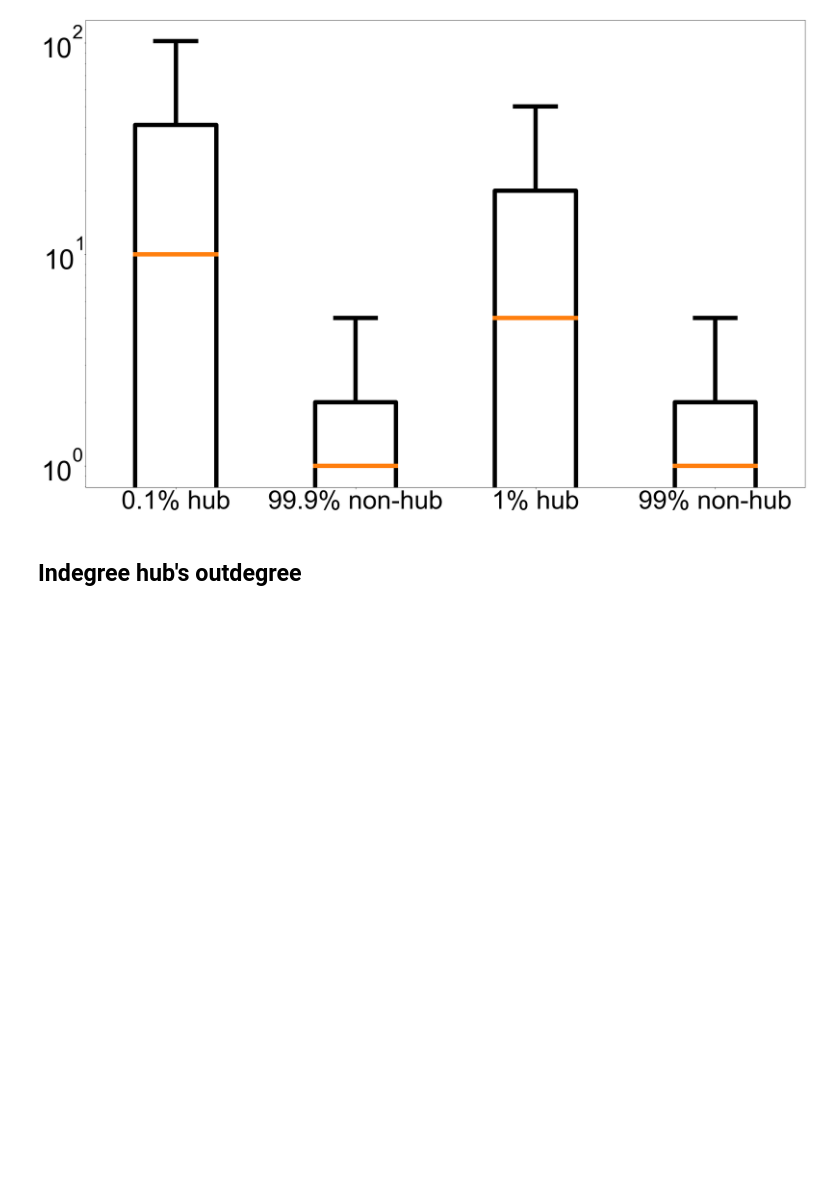
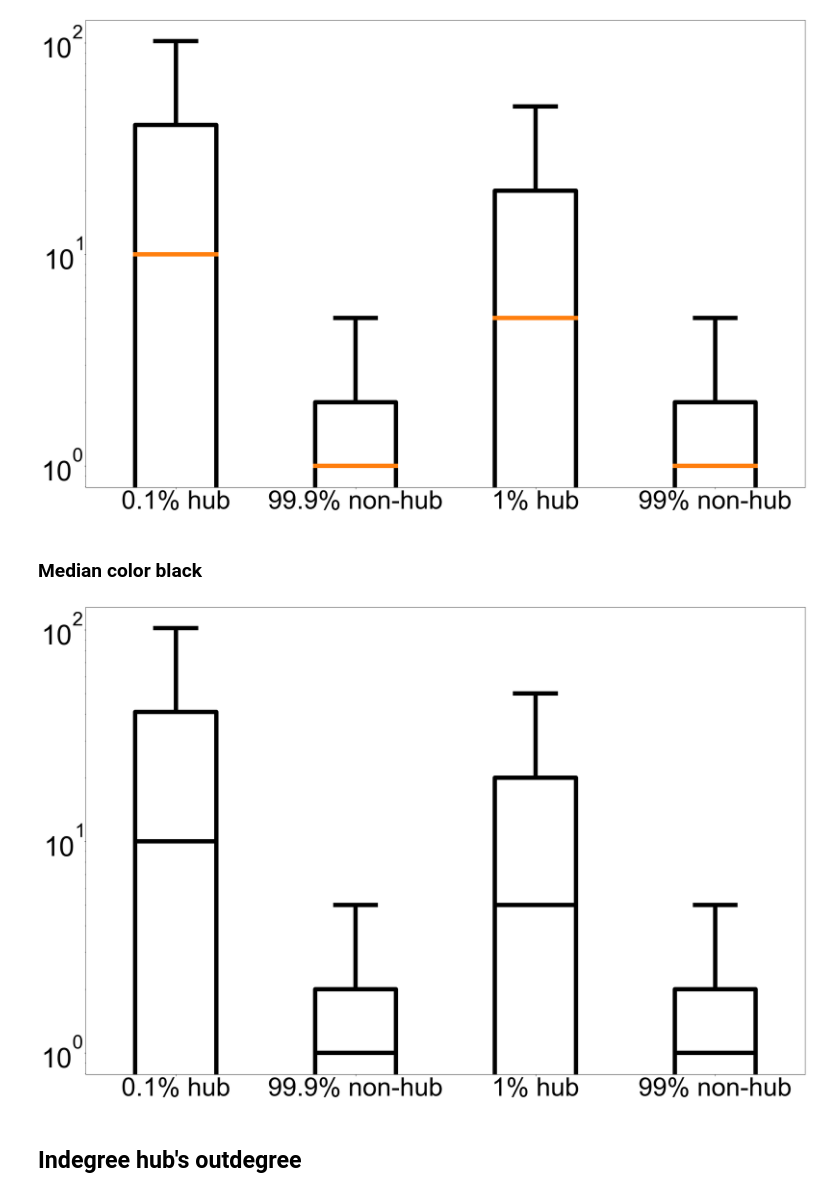
Before and after one commit to tr0up2r/plotting-and-graph-analysis, a Jupyter notebook: boxplot.ipynb, the cells around one changed output. Drawn from its saved outputs; the diff is of its cells as text; code cells hidden in the pictures; blank space fills up the shorter version.

```diff
--- a/boxplot.ipynb
+++ b/boxplot.ipynb
@@ -10,14 +10,16 @@ import connect_to_db as cn
 # font 설정.
 plt.rcParams.update({'font.family':'Arial'})
 # %%
-def draw_boxplot_for_hub(result_list, title, xlabel, ylabel, xlist, xticks_fontsize, yticks_fontsize):
-    filename = title + '.eps'
+def draw_boxplot_for_hub(result_list, title, xlabel, ylabel, xlist, xticks_fontsize, yticks_fontsize, median_color='#ff7f0e'):
+    if median_color == 'black':
+        title = title + '_median_black'
+        filename = title + '.eps'
 
     plt.rcParams['figure.figsize'] = [30, 20]
 
     plt.boxplot(result_list, showfliers=False, boxprops= dict(linewidth=10, color='black'),
                whiskerprops=dict(linestyle='-',linewidth=10, color='black'),
-               capprops=dict(linewidth=10), medianprops=dict(linewidth=10))
+               capprops=dict(linewidth=10), medianprops=dict(linewidth=10, color=median_color))
 
     # plt.xticks([1, 2, 3, 4, 5, 6], xlabel, fontsize=20)
     plt.xticks(xlist, xlabel, fontsize=xticks_fontsize)
@@ -124,3 +139,5 @@ connection.close()
 for i in range(4):
     results[i] = pd.DataFrame(results[i])
     result_list.append(list(np.array(results[i]['indegree'].tolist())))
+# %%
+xlabel = ['0.1% hub', '99.9% non-hub', '1% hub', '99% non-hub']
@@ -128,6 +147,12 @@ for i in range(4):
 draw_boxplot_for_hub(result_list, "boxplot_indegree_of_outdegree_hub_non_hub", xlabel, 'indegree', [1, 2, 3, 4], xticks_fontsize=60, yticks_fontsize=64)
 # %% [output]
 [figure]
+# %% [markdown]
+### Median color black
+# %%
+draw_boxplot_for_hub(result_list, "boxplot_indegree_of_outdegree_hub_non_hub", xlabel, 'indegree', [1, 2, 3, 4], xticks_fontsize=60, yticks_fontsize=64, median_color='black')
+# %% [output]
+[figure, added]
 # %% [markdown]
 ## Indegree hub's outdegree
 # %%
```
Also changed, not shown: parts of 7 cells of this notebook.
